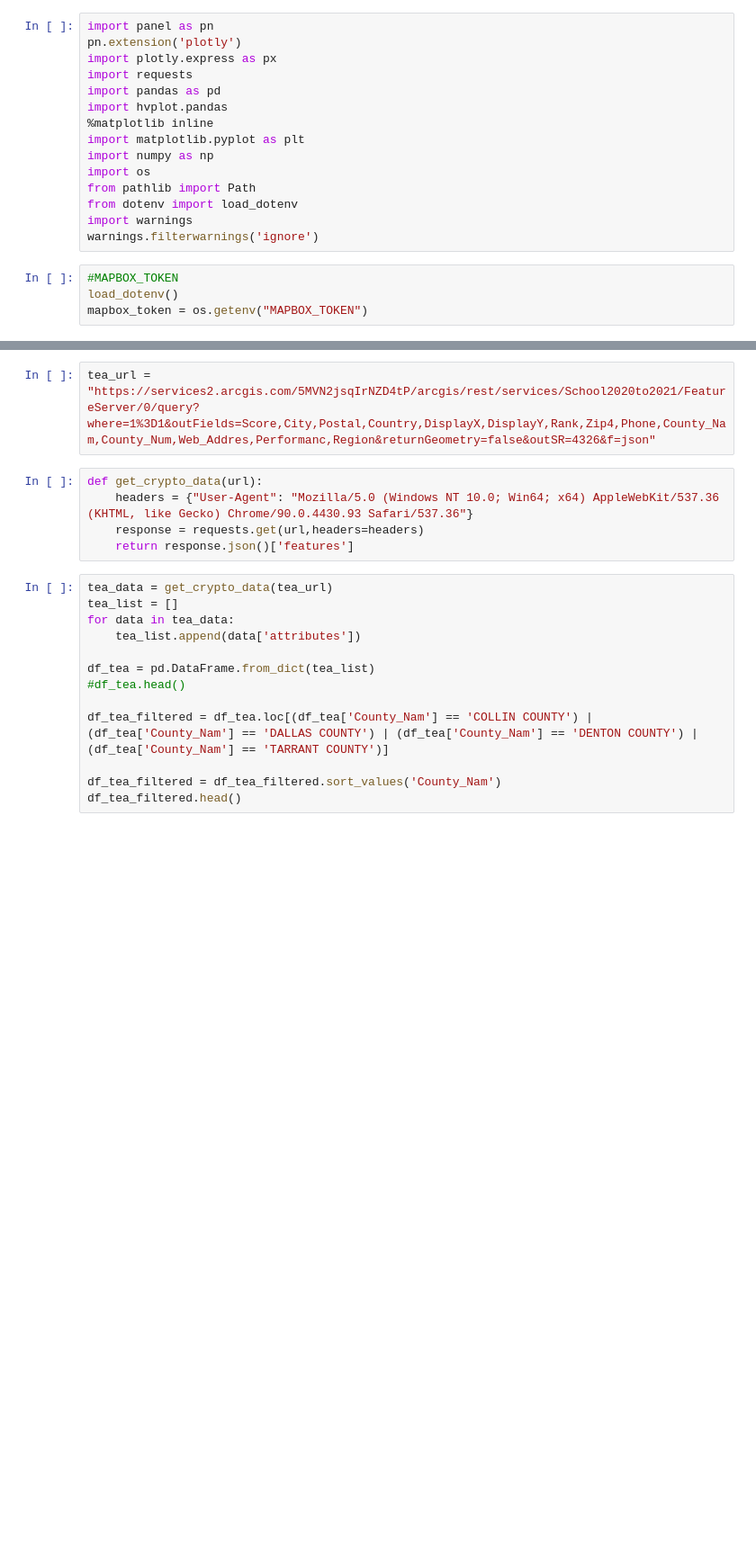
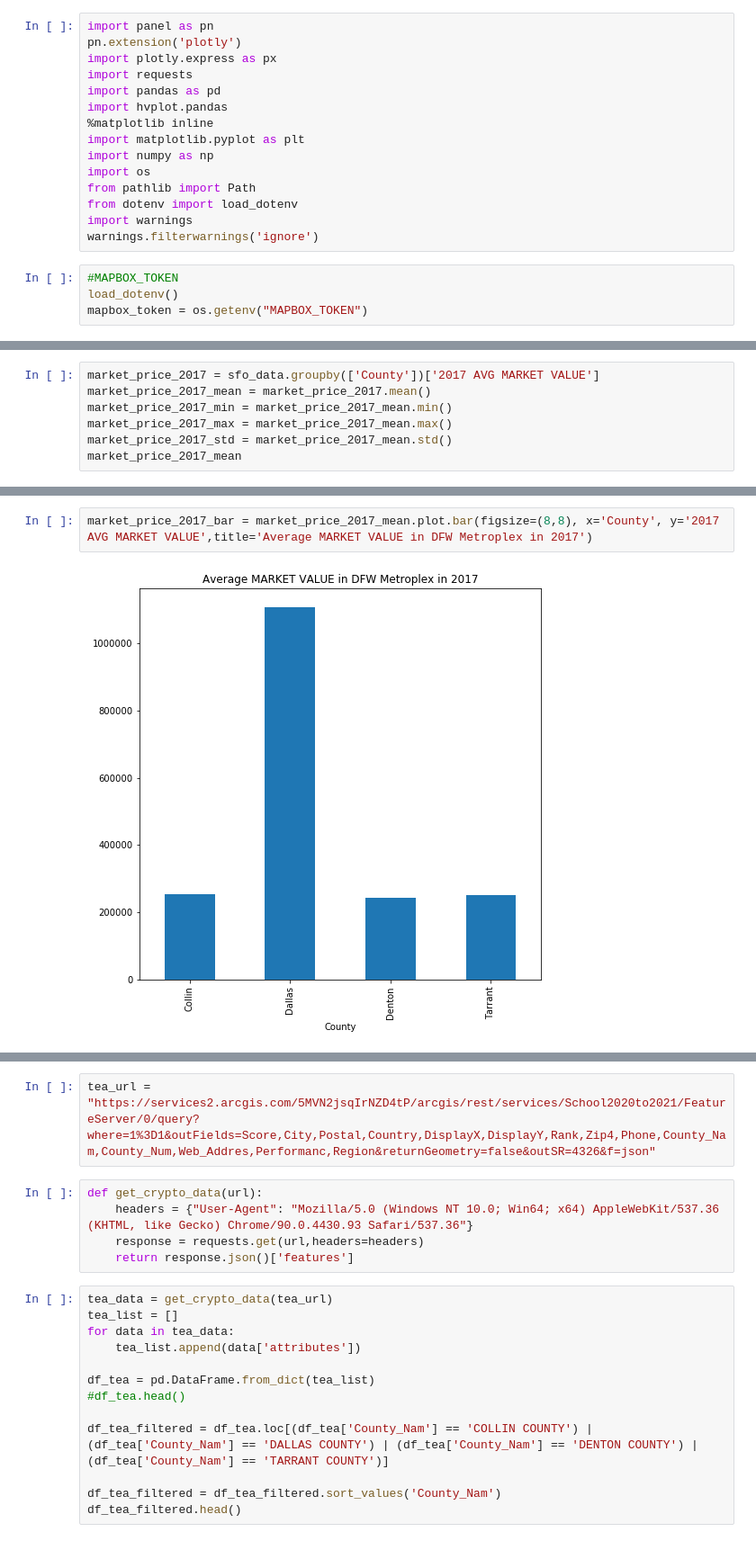
Before and after one commit to rimpi1612/DFW-Real-Estate-and-ISD-s, a Jupyter notebook: ISD_Base_House_Price_Analysis.ipynb, the cells around one changed output, grey strips where cells are left out. Shown at 90% size. Cells and saved outputs as stored; diff of their text form; blank space fills up the shorter version.

```diff
--- a/ISD_Base_House_Price_Analysis.ipynb
+++ b/ISD_Base_House_Price_Analysis.ipynb
@@ -31,0 +108,7 @@ sfo_data.head()
+# %%
+market_price_2017 = sfo_data.groupby(['County'])['2017 AVG MARKET VALUE']
+market_price_2017_mean = market_price_2017.mean()
+market_price_2017_min = market_price_2017_mean.min()
+market_price_2017_max = market_price_2017_mean.max()
+market_price_2017_std = market_price_2017_mean.std()
+market_price_2017_mean
@@ -31,0 +216,4 @@ sfo_data.head()
+# %%
+market_price_2017_bar = market_price_2017_mean.plot.bar(figsize=(8,8), x='County', y='2017 AVG MARKET VALUE',title='Average MARKET VALUE in DFW Metroplex in 2017')
+# %% [output]
+[figure, added]
```
Also changed, not shown: parts of 33 cells of this notebook.
